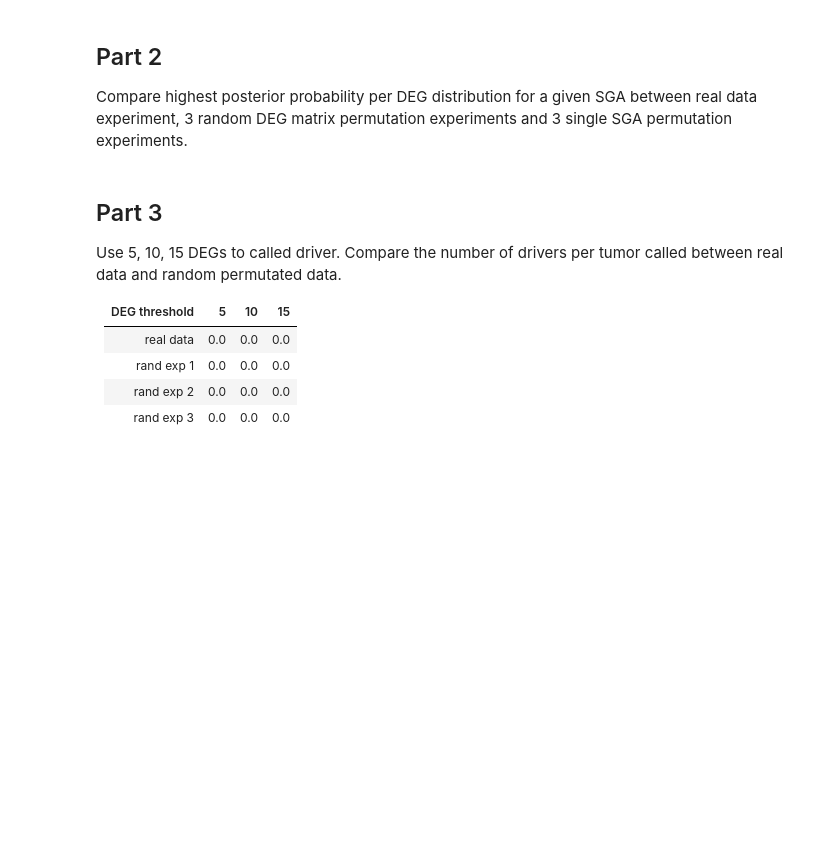
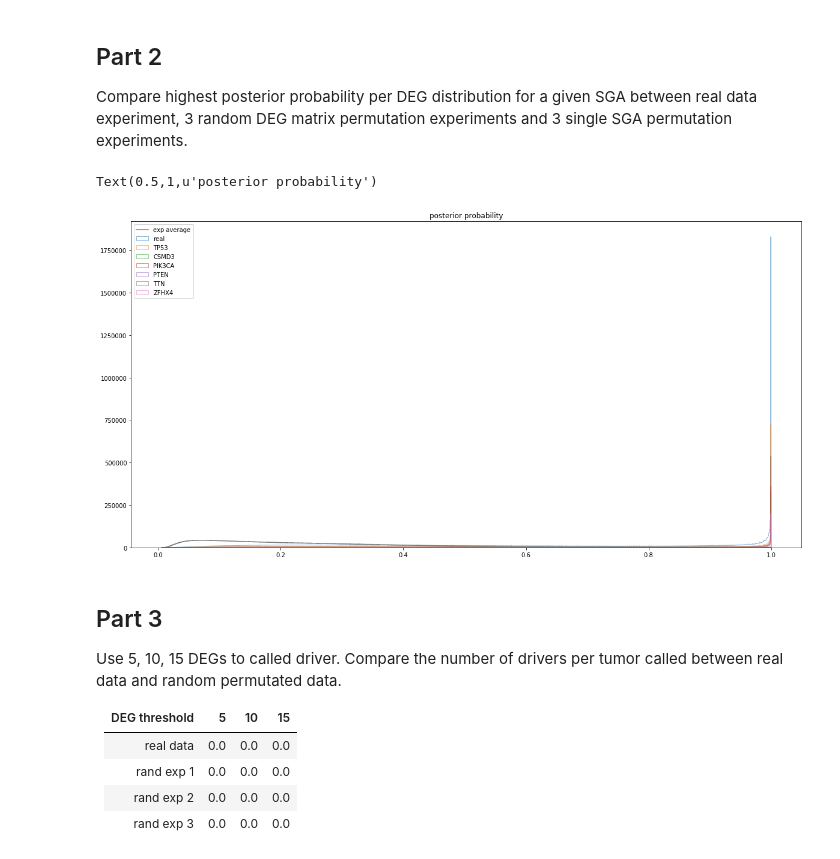
Before and after one commit to minnownino/TDIResultAnalysis, a Jupyter notebook: Python/TDI.ipynb, the cells around one changed output. Drawn from its saved outputs; the diff is of its cells as text; code cells hidden in the pictures; blank space fills up the shorter version.

```diff
--- a/Python/TDI.ipynb
+++ b/Python/TDI.ipynb
@@ -38,0 +35,6 @@ df_exp3 = extractTriplet(EXP3_FILE_PATH)
+# %%
+for i in xrange(1, 4):
+    PATH_TDI = RAND_DEG_DIR + '/rand.'+str(i)+'/'
+    PATHNAME_triplet = 'DEGTriplet'+str(i)+'.csv'
+    extract_file(PATH_TDI, PATHNAME_triplet)
+    print 'extract' + PATHNAME_triplet + " finished"
@@ -38,0 +43,6 @@ df_exp3 = extractTriplet(EXP3_FILE_PATH)
+# %%
+for sgaFolder in sgaFolderList:
+    PATH_TDI = RAND_SGA_DIR + '/' + sgaFolder + '/'
+    PATHNAME_triplet = 'SGAtriplet' + sgaFolder + '.csv'
+    extract_file(PATH_TDI, PATHNAME_triplet)
+    print 'extract' + PATHNAME_triplet + " finished"
@@ -39,3 +75,7 @@ df_exp3 = extractTriplet(EXP3_FILE_PATH)
+# %%
+df_sgaexp = {}
+for sgaFolder in sgaFolderList:
+    df_sgaexp[sgaFolder] = pd.read_csv('SGAtriplet' + sgaFolder + '.csv')
 # %% [markdown]
 ## Part 1
 Compare highest posterior probability per DEG distribution between real data experiment and 3 random DEG matrix permutation experiments.
@@ -60,25 +97,28 @@ Compare highest posterior probability per DEG distribution for a given SGA betwe
 # %%
 sgas = ['TP53', 'PIK3CA', 'PTEN', 'TTN', 'ZFHX4', 'CSMD3']
 subdfs = {}
 for sga in sgas:
     subdfs['sga'] = df_realData[df_realData['cause_gene_name'] == sga]
 
 # calculate the average of rand exp histogram
-data_exp1 = np.hisogram(df_exp1['posterior'], bins=100, alpha=0.5, histtype='step', label='exp1')
-data_exp2 = np.histogram(df_exp2['posterior'], bins=100, alpha=0.5, histtype='step', label='exp2')
-data_exp3 = np.histogram(df_exp3['posterior'], bins=100, alpha=0.5, histtype='step', label='exp3')
+data_exp1 = np.histogram(df_exp1['posterior'], bins=1000)
+data_exp2 = np.histogram(df_exp2['posterior'], bins=1000)
+data_exp3 = np.histogram(df_exp3['posterior'], bins=1000)
 left, right = data_exp1[1][:-1], data_exp1[1][1:]
 X = np.array([left, right]).T.flatten()
 Y = np.array([(data_exp1[0] + data_exp2[0] + data_exp3[0])/3, (data_exp1[0] + data_exp2[0] + data_exp3[0])/3]).T.flatten()
 
 # plot histograms
-plt.figure(figsize=(10,8))
-plt.hist(df_realData['posterior'], bins=100, alpha=0.5, histtype='step', label='real')
-plt.plot(np.append(X,1),np.append(Y, 0))
-for key, subdf in subdfs:
-    plt.hist(subdf['posterior'], bins=100, alpha=0.5, histtype='step', label=key)
+plt.figure(figsize=(20,10))
+plt.hist(df_realData['posterior'], bins=1000, alpha=0.5, histtype='step', label='real')
+for sga, df_sga in df_sgaexp.iteritems():
+    plt.hist(df_sga['posterior'], bins=1000, alpha=0.5, histtype='step', label=sga)
+plt.plot(np.append(X,1),np.append(Y, 0), label='exp average')
 plt.legend(loc='upper left')
 plt.title('posterior probability')
+# %% [output]
+Text(0.5,1,u'posterior probability')
+[figure, added]
 # %% [markdown]
 ## Part 3
 Use 5, 10, 15 DEGs to called driver. Compare the number of drivers per tumor called between real data and random permutated data.
```
Also changed, not shown: parts of 28 cells of this notebook.
